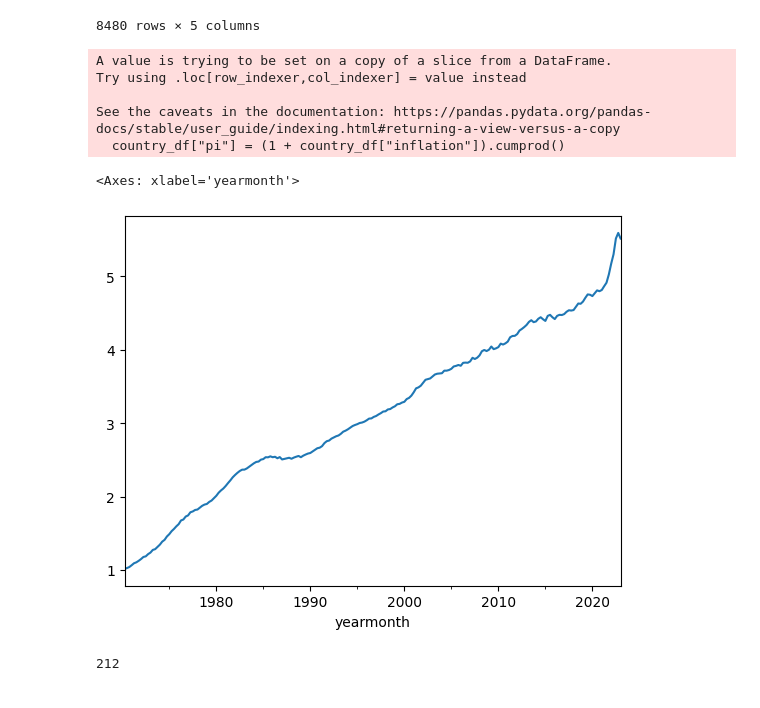
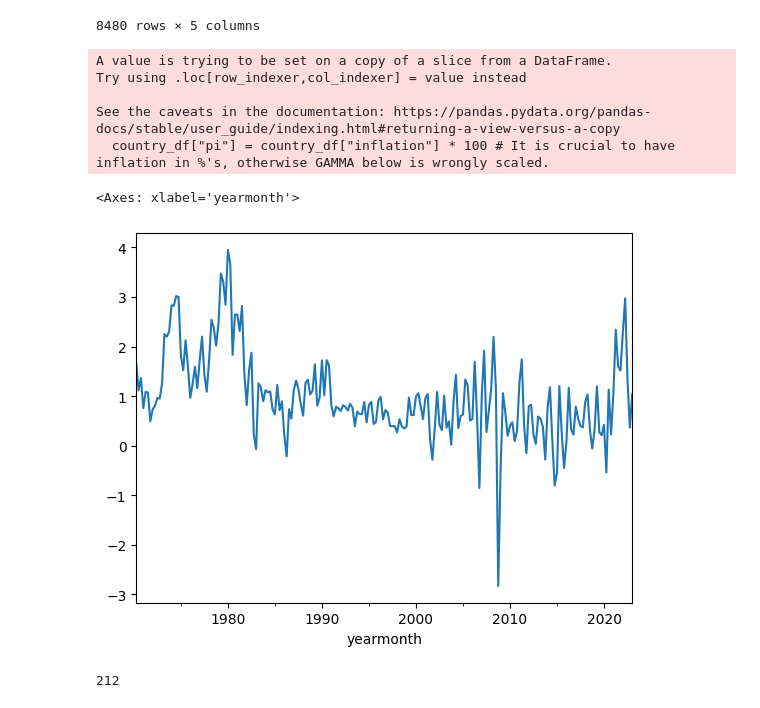
Before and after one commit to mvanaltvorst/seminar, a Jupyter notebook: notebooks/explore/ucsv_particle_filter.ipynb, the cells around one changed output. Cells and saved outputs as stored; diff of their text form; code cells hidden in the pictures.

```diff
--- a/notebooks/explore/ucsv_particle_filter.ipynb
+++ b/notebooks/explore/ucsv_particle_filter.ipynb
@@ -25,17 +25,17 @@ df
 | 30650 | ZAF | 199 | South Africa | 2023-01-01 | 0.011202 |
 8480 rows × 5 columns
 # %%
-country_df = df[df["Country"] == "Netherlands"]
-country_df["pi"] = (1 + country_df["inflation"]).cumprod()
+country_df = df[df["Country"] == "United States"]
+country_df["pi"] = country_df["inflation"] * 100 # It is crucial to have inflation in %'s, otherwise GAMMA below is wrongly scaled.
 country_df.set_index("yearmonth")["pi"].plot()
 # %% [output]
 A value is trying to be set on a copy of a slice from a DataFrame.
 Try using .loc[row_indexer,col_indexer] = value instead
 
 See the caveats in the documentation: https://pandas.pydata.org/pandas-docs/stable/user_guide/indexing.html#returning-a-view-versus-a-copy
-  country_df["pi"] = (1 + country_df["inflation"]).cumprod()
+  country_df["pi"] = country_df["inflation"] * 100 # It is crucial to have inflation in %'s, otherwise GAMMA below is wrongly scaled.
 <Axes: xlabel='yearmonth'>
-[figure, old version]
+[figure, new version]
 # %%
 len(country_df)
 # %% [output]
```
Also changed, not shown: parts of 16 cells of this notebook.
